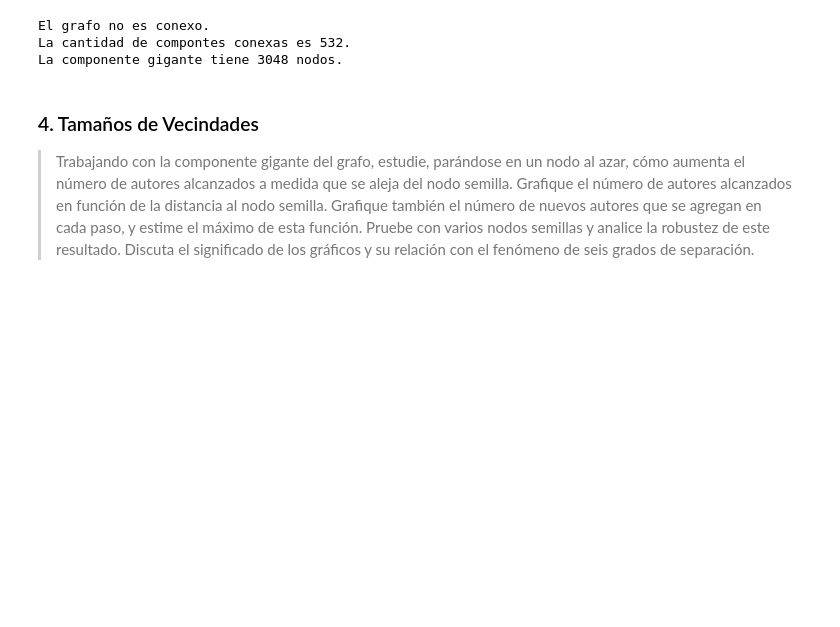
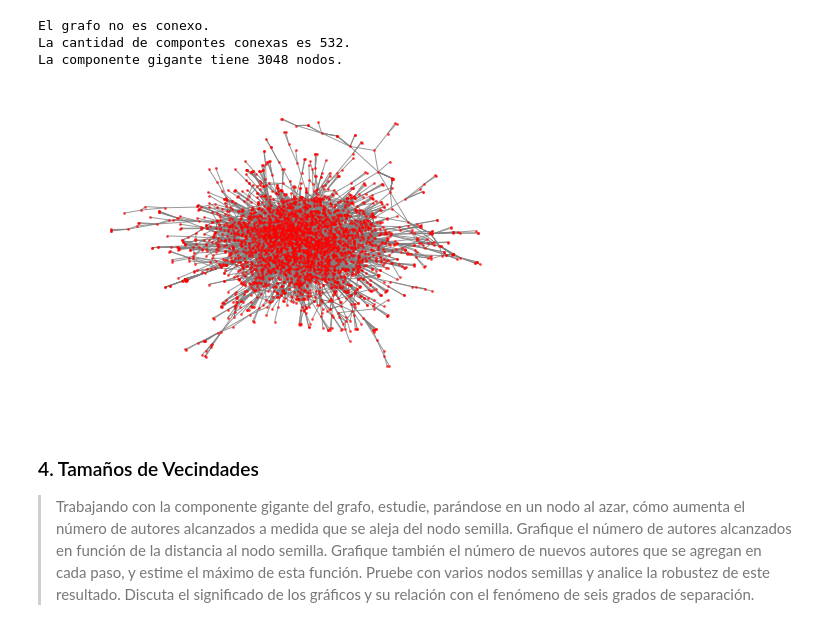
Before and after one commit to BrianBohe/DataScienceCourse, a Jupyter notebook: tp4/Untitled.ipynb, the cells around one changed output. Drawn from its saved outputs; the diff is of its cells as text; code cells hidden in the pictures; blank space fills up the shorter version.

```diff
--- a/tp4/Untitled.ipynb
+++ b/tp4/Untitled.ipynb
@@ -138,6 +149,10 @@ print( "La componente gigante tiene {} nodos.".format(giant_component.number_of_
 El grafo no es conexo.
 La cantidad de compontes conexas es 532.
 La componente gigante tiene 3048 nodos.
+# %%
+plot_this_graph(giant_component, "Ploteo de la componente gigante")
+# %% [output]
+[figure, added]
 # %% [markdown]
 <h3>4. Tamaños de Vecindades</h3>
 <blockquote>Trabajando con la componente gigante del grafo, estudie, parándose en un nodo al azar, cómo aumenta el número de autores alcanzados a medida que se aleja del nodo semilla. Grafique el número de autores alcanzados en función de la distancia al nodo semilla. Grafique también el número de nuevos autores que se agregan en cada paso, y estime el máximo de esta función. Pruebe con varios nodos semillas y analice la robustez de este resultado. Discuta el significado de los gráficos y su relación con el fenómeno de seis grados de separación.</blockquote>
```
Also changed, not shown: parts of 19 cells of this notebook.
